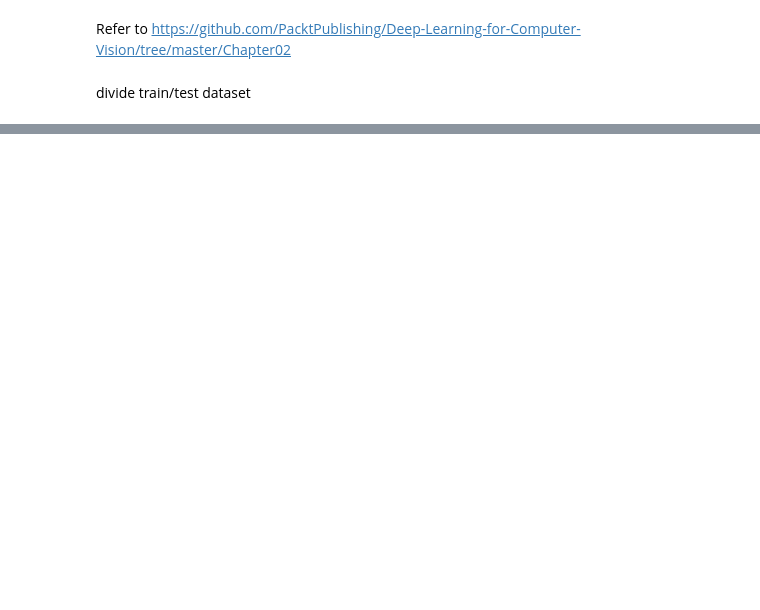
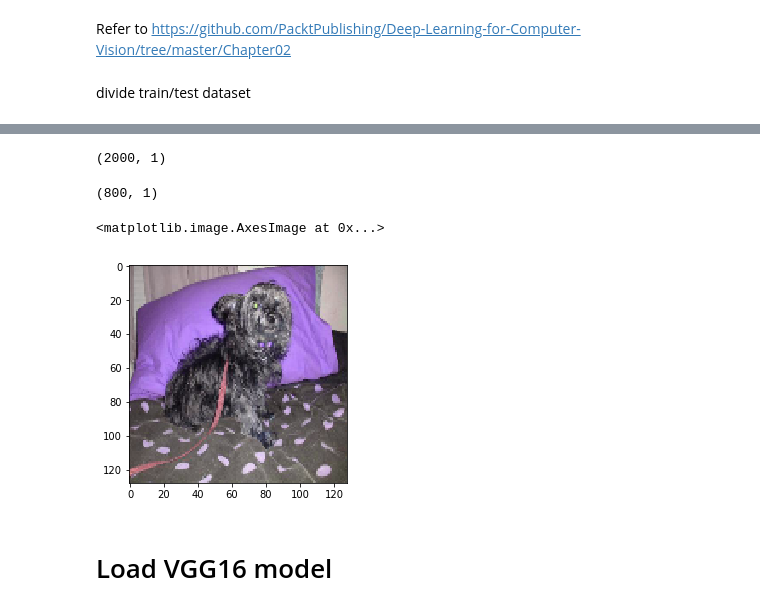
Before and after one commit to IzPerfect/Keras_Application, a Jupyter notebook: keras_transfer_learning.ipynb, the cells around one changed output, grey strips where cells are left out. Drawn from its saved outputs; the diff is of its cells as text; code cells hidden in the pictures; blank space fills up the shorter version.

```diff
--- a/keras_transfer_learning.ipynb
+++ b/keras_transfer_learning.ipynb
@@ -35,0 +83,7 @@ copy_files('cat', 1000, 1400, 'test')
+# %%
+IMG_W, IMG_H = 128, 128
+# %%
+x_train_dog = np.empty((len(train_dog), IMG_H, IMG_W, 3), dtype=np.float32)
+x_train_cat = np.empty((len(train_cat), IMG_H, IMG_W, 3), dtype=np.float32)
+x_test_dog =  np.empty((len(test_dog), IMG_H, IMG_W, 3), dtype=np.float32)
+x_test_cat =  np.empty((len(test_cat), IMG_H, IMG_W, 3), dtype=np.float32)
@@ -35,0 +103,2 @@ copy_files('cat', 1000, 1400, 'test')
+# %%
+x_train = np.concatenate((x_train_dog, x_train_cat), axis = 0)
@@ -35,0 +118,4 @@ copy_files('cat', 1000, 1400, 'test')
+# %%
+y_train.shape
+# %% [output]
+(2000, 1)
@@ -35,0 +124,4 @@ copy_files('cat', 1000, 1400, 'test')
+# %%
+y_test.shape
+# %% [output]
+(800, 1)
@@ -35,0 +134,7 @@ copy_files('cat', 1000, 1400, 'test')
+# %%
+plt.imshow(x_train[0].astype('int32'))
+# %% [output]
+<matplotlib.image.AxesImage at 0x...>
+[figure, added]
+# %% [markdown]
+# Load VGG16 model
```
Also changed, not shown: parts of 46 cells of this notebook.
